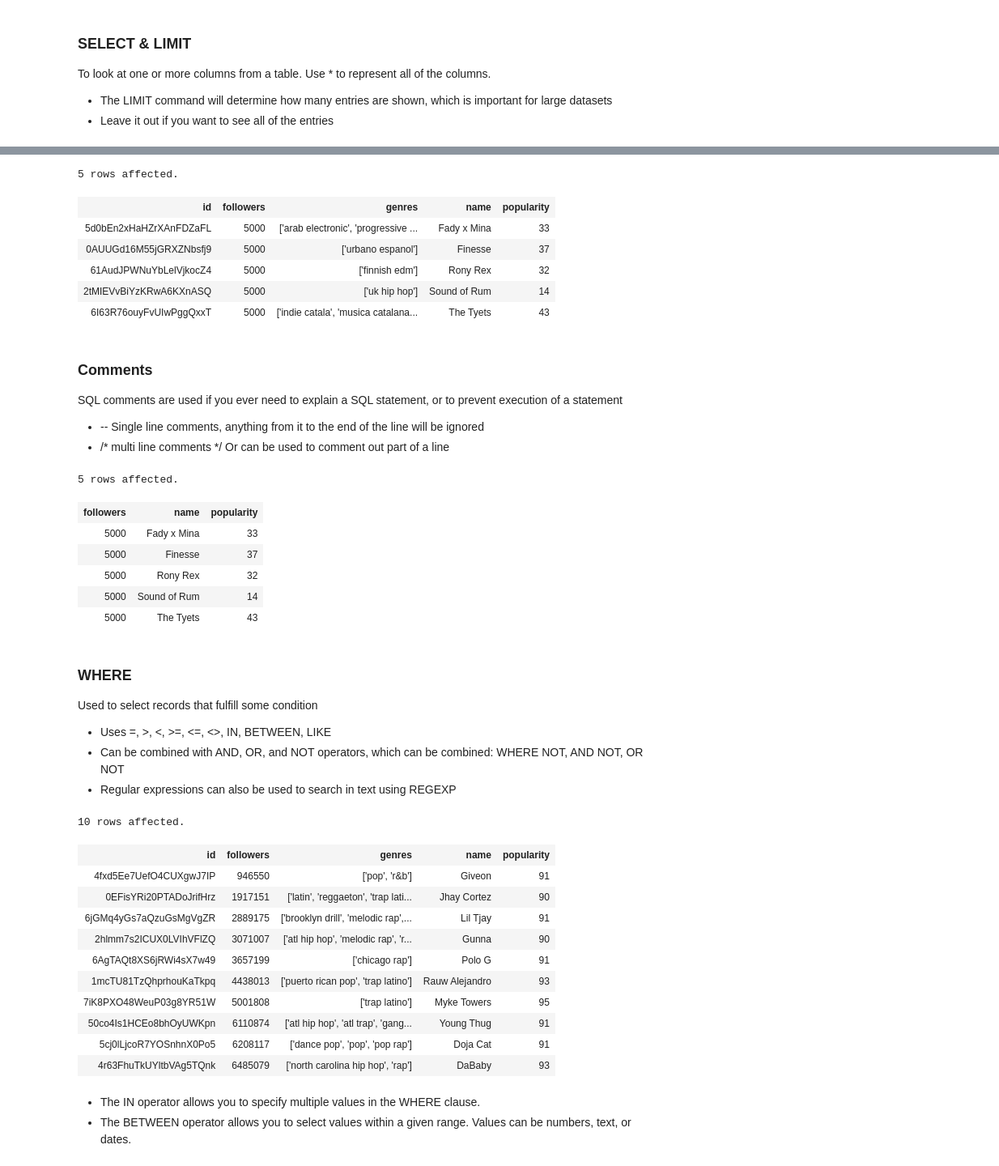
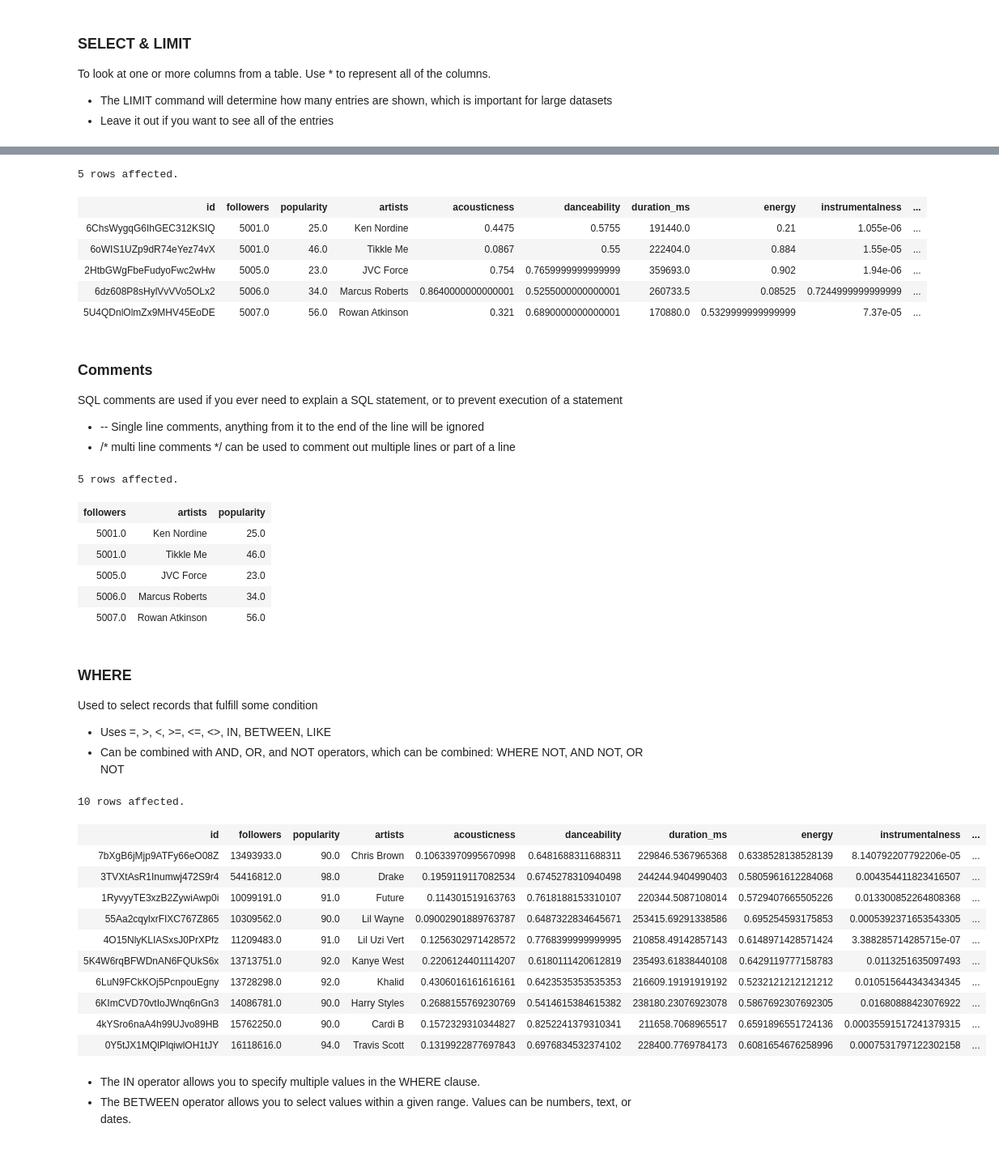
Before and after one commit to KevinKronk/sql-walkthrough-spotify, a Jupyter notebook: sql-walkthrough-spotify.ipynb, the cells around one changed output, grey strips where cells are left out. Shown at 81% size. Saved outputs shown, nothing was run; the diff lists cells and outputs as text; code cells hidden in the pictures.

```diff
--- a/sql-walkthrough-spotify.ipynb
+++ b/sql-walkthrough-spotify.ipynb
@@ -2,0 +18,11 @@
+# %%
+directory = os.getcwd()
+
+artists_f = os.path.join(directory, 'spotify_csv', 'artists.csv')
+data_by_artist_o_f = os.path.join(directory, 'spotify_csv', 'data_by_artist_o.csv')
+tracks_f = os.path.join(directory, 'spotify_csv', 'tracks.csv')
+
+# eval tells pandas to read the column as it's corresponding dtype in python instead of a string
+artists = pd.read_csv(artists_f, converters={'genres': eval})
+data_by_artists = pd.read_csv(data_by_artist_o_f, converters={'genres': eval, 'release_date':eval})
+tracks = pd.read_csv(tracks_f, converters={'artists': eval})
@@ -73,57 +161,56 @@ LIMIT 5
 %sql SELECT * FROM artists LIMIT 5
 # %% [output]
 5 rows affected.
-| id | followers | genres | name | popularity |
-| 5d0bEn2xHaHZrXAnFDZaFL | 5000 | ['arab electronic', 'progressive ... | Fady x Mina | 33 |
-| 0AUUGd16M55jGRXZNbsfj9 | 5000 | ['urbano espanol'] | Finesse | 37 |
-| 61AudJPWNuYbLelVjkocZ4 | 5000 | ['finnish edm'] | Rony Rex | 32 |
-| 2tMIEVvBiYzKRwA6KXnASQ | 5000 | ['uk hip hop'] | Sound of Rum | 14 |
-| 6I63R76ouyFvUIwPggQxxT | 5000 | ['indie catala', 'musica catalana... | The Tyets | 43 |
+| id | followers | popularity | artists | acousticness | danceability | duration_ms | energy | instrumentalness | ... |
+| 6ChsWygqG6IhGEC312KSIQ | 5001.0 | 25.0 | Ken Nordine | 0.4475 | 0.5755 | 191440.0 | 0.21 | 1.055e-06 | ... |
+| 6oWIS1UZp9dR74eYez74vX | 5001.0 | 46.0 | Tikkle Me | 0.0867 | 0.55 | 222404.0 | 0.884 | 1.55e-05 | ... |
+| 2HtbGWgFbeFudyoFwc2wHw | 5005.0 | 23.0 | JVC Force | 0.754 | 0.7659999999999999 | 359693.0 | 0.902 | 1.94e-06 | ... |
+| 6dz608P8sHylVvVVo5OLx2 | 5006.0 | 34.0 | Marcus Roberts | 0.8640000000000001 | 0.5255000000000001 | 260733.5 | 0.08525 | 0.7244999999999999 | ... |
+| 5U4QDnlOlmZx9MHV45EoDE | 5007.0 | 56.0 | Rowan Atkinson | 0.321 | 0.6890000000000001 | 170880.0 | 0.5329999999999999 | 7.37e-05 | ... |
 # %% [markdown]
 ### Comments
 SQL comments are used if you ever need to explain a SQL statement, or to prevent execution of a statement
 - -- Single line comments, anything from it to the end of the line will be ignored
-- /* multi line comments */ Or can be used to comment out part of a line
+- /* multi line comments */ can be used to comment out multiple lines or part of a line
 # %%
 %%sql
-SELECT followers, name, popularity -- Selecting these three columns
+SELECT followers, artists, popularity -- Selecting these three columns
 FROM artists
 /* WHERE followers > 1000000
 ORDER BY followers DESC */
 LIMIT 5
 # %% [output]
 5 rows affected.
-| followers | name | popularity |
-| 5000 | Fady x Mina | 33 |
-| 5000 | Finesse | 37 |
-| 5000 | Rony Rex | 32 |
-| 5000 | Sound of Rum | 14 |
-| 5000 | The Tyets | 43 |
+| followers | artists | popularity |
+| 5001.0 | Ken Nordine | 25.0 |
+| 5001.0 | Tikkle Me | 46.0 |
+| 5005.0 | JVC Force | 23.0 |
+| 5006.0 | Marcus Roberts | 34.0 |
+| 5007.0 | Rowan Atkinson | 56.0 |
 # %% [markdown]
 ### WHERE
 Used to select records that fulfill some condition
 - Uses =, >, <, >=, <=, <>, IN, BETWEEN, LIKE
 - Can be combined with AND, OR, and NOT operators, which can be combined: WHERE NOT, AND NOT, OR NOT
-- Regular expressions can also be used to search in text using REGEXP
 # %%
 %%sql
 SELECT *
 FROM artists
-WHERE followers > 10000000 OR popularity >= 90 AND genres REGEXP 'rap|pop'
-LIMIT 10
+WHERE followers > 10000000 AND popularity >= 90
+LIMIT 10;
 # %% [output]
 10 rows affected.
-| id | followers | genres | name | popularity |
-| 4fxd5Ee7UefO4CUXgwJ7IP | 946550 | ['pop', 'r&b'] | Giveon | 91 |
-| 0EFisYRi20PTADoJrifHrz | 1917151 | ['latin', 'reggaeton', 'trap lati... | Jhay Cortez | 90 |
-| 6jGMq4yGs7aQzuGsMgVgZR | 2889175 | ['brooklyn drill', 'melodic rap',... | Lil Tjay | 91 |
-| 2hlmm7s2ICUX0LVIhVFlZQ | 3071007 | ['atl hip hop', 'melodic rap', 'r... | Gunna | 90 |
-| 6AgTAQt8XS6jRWi4sX7w49 | 3657199 | ['chicago rap'] | Polo G | 91 |
-| 1mcTU81TzQhprhouKaTkpq | 4438013 | ['puerto rican pop', 'trap latino'] | Rauw Alejandro | 93 |
-| 7iK8PXO48WeuP03g8YR51W | 5001808 | ['trap latino'] | Myke Towers | 95 |
-| 50co4Is1HCEo8bhOyUWKpn | 6110874 | ['atl hip hop', 'atl trap', 'gang... | Young Thug | 91 |
-| 5cj0lLjcoR7YOSnhnX0Po5 | 6208117 | ['dance pop', 'pop', 'pop rap'] | Doja Cat | 91 |
-| 4r63FhuTkUYltbVAg5TQnk | 6485079 | ['north carolina hip hop', 'rap'] | DaBaby | 93 |
+| id | followers | popularity | artists | acousticness | danceability | duration_ms | energy | instrumentalness | ... |
+| 7bXgB6jMjp9ATFy66eO08Z | 13493933.0 | 90.0 | Chris Brown | 0.10633970995670998 | 0.6481688311688311 | 229846.5367965368 | 0.6338528138528139 | 8.140792207792206e-05 | ... |
+| 3TVXtAsR1Inumwj472S9r4 | 54416812.0 | 98.0 | Drake | 0.1959119117082534 | 0.6745278310940498 | 244244.9404990403 | 0.5805961612284068 | 0.004354411823416507 | ... |
+| 1RyvyyTE3xzB2ZywiAwp0i | 10099191.0 | 91.0 | Future | 0.114301519163763 | 0.7618188153310107 | 220344.5087108014 | 0.5729407665505226 | 0.013300852264808368 | ... |
+| 55Aa2cqylxrFIXC767Z865 | 10309562.0 | 90.0 | Lil Wayne | 0.09002901889763787 | 0.6487322834645671 | 253415.69291338586 | 0.695254593175853 | 0.0005392371653543305 | ... |
+| 4O15NlyKLIASxsJ0PrXPfz | 11209483.0 | 91.0 | Lil Uzi Vert | 0.1256302971428572 | 0.7768399999999995 | 210858.49142857143 | 0.6148971428571424 | 3.388285714285715e-07 | ... |
+| 5K4W6rqBFWDnAN6FQUkS6x | 13713751.0 | 92.0 | Kanye West | 0.2206124401114207 | 0.6180111420612819 | 235493.61838440108 | 0.6429119777158783 | 0.0113251635097493 | ... |
+| 6LuN9FCkKOj5PcnpouEgny | 13728298.0 | 92.0 | Khalid | 0.4306016161616161 | 0.6423535353535353 | 216609.19191919192 | 0.5232121212121212 | 0.010515644343434345 | ... |
+| 6KImCVD70vtIoJWnq6nGn3 | 14086781.0 | 90.0 | Harry Styles | 0.2688155769230769 | 0.5414615384615382 | 238180.23076923078 | 0.5867692307692305 | 0.01680888423076922 | ... |
+| 4kYSro6naA4h99UJvo89HB | 15762250.0 | 90.0 | Cardi B | 0.1572329310344827 | 0.8252241379310341 | 211658.7068965517 | 0.6591896551724136 | 0.00035591517241379315 | ... |
+| 0Y5tJX1MQlPlqiwlOH1tJY | 16118616.0 | 94.0 | Travis Scott | 0.1319922877697843 | 0.6976834532374102 | 228400.7769784173 | 0.6081654676258996 | 0.0007531797122302158 | ... |
 # %% [markdown]
 - The IN operator allows you to specify multiple values in the WHERE clause.
 - The BETWEEN operator allows you to select values within a given range. Values can be numbers, text, or dates.
```
Also changed, not shown: parts of 43 cells of this notebook.
